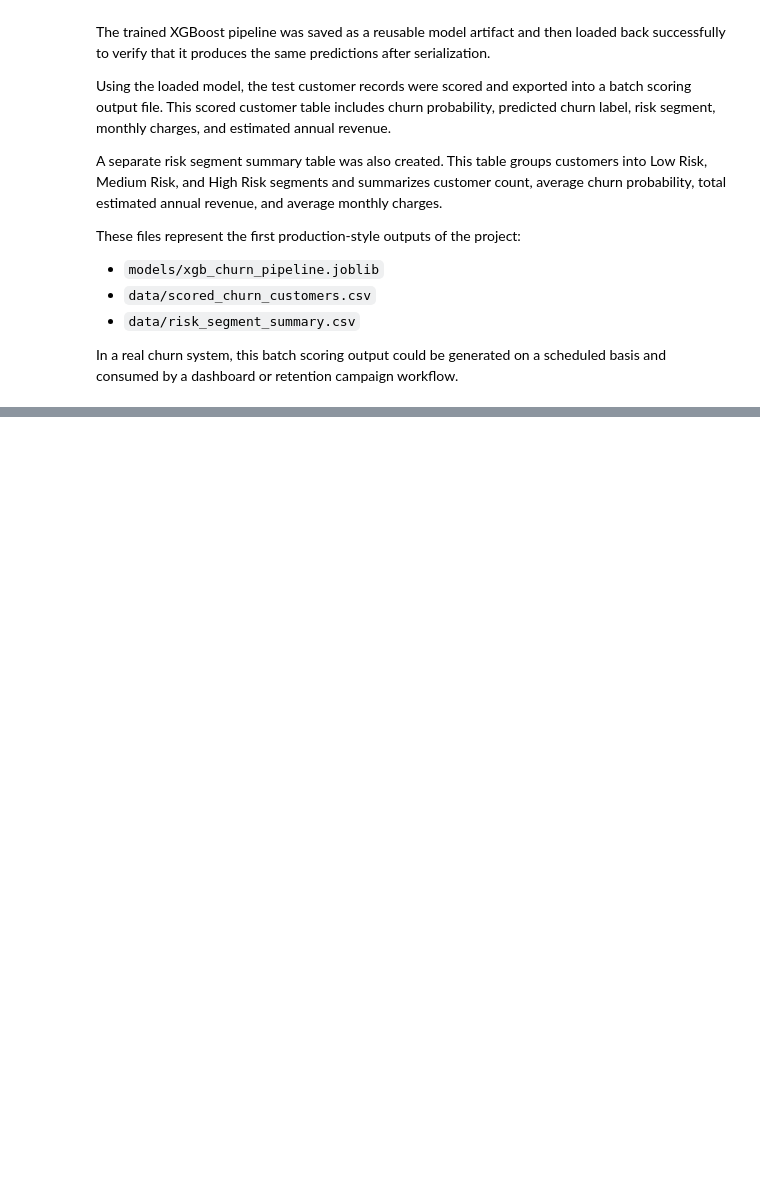
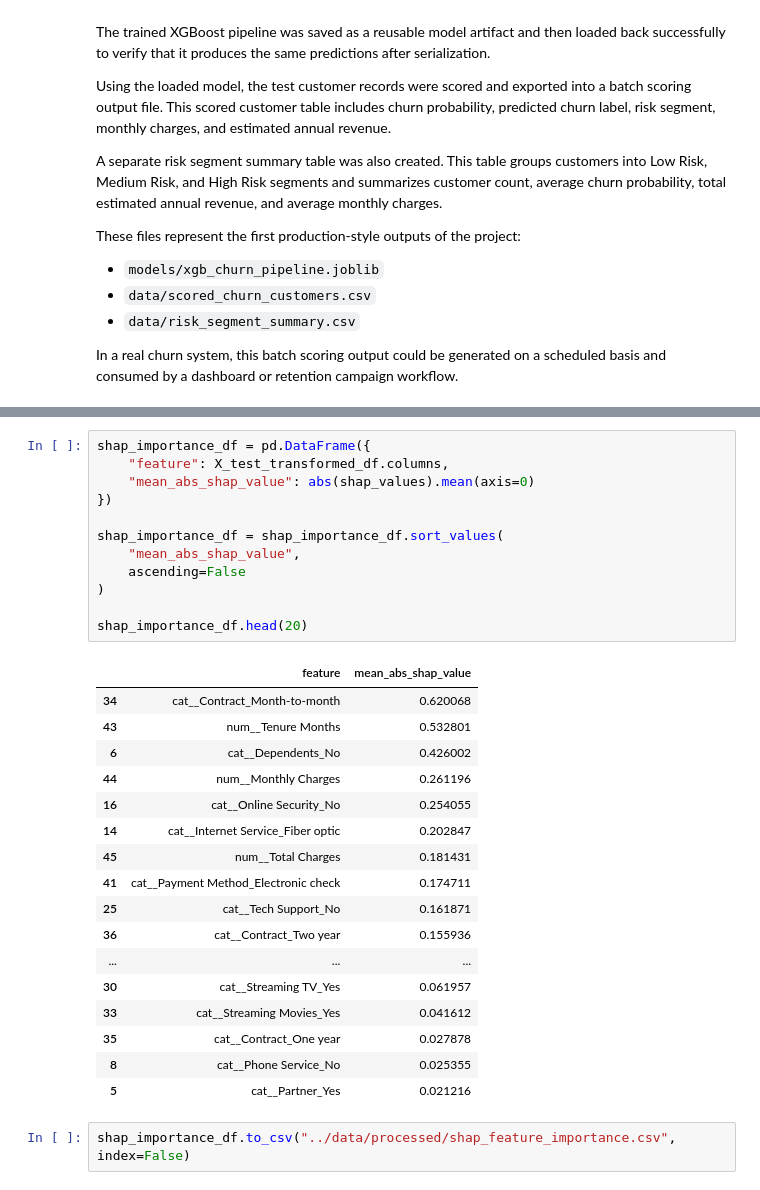
Before and after one commit to VinChan2001/telco-churn-prediction, a Jupyter notebook: notebooks/01_churn_modeling_and_roi.ipynb, the cells around one changed output, grey strips where cells are left out. Saved outputs shown, nothing was run; the diff lists cells and outputs as text; blank space fills up the shorter version.

```diff
--- a/notebooks/01_churn_modeling_and_roi.ipynb
+++ b/notebooks/01_churn_modeling_and_roi.ipynb
@@ -1750,0 +1834,32 @@ In a real churn system, this batch scoring output could be generated on a schedu
+# %%
+shap_importance_df = pd.DataFrame({
+    "feature": X_test_transformed_df.columns,
+    "mean_abs_shap_value": abs(shap_values).mean(axis=0)
+})
+
+shap_importance_df = shap_importance_df.sort_values(
+    "mean_abs_shap_value",
+    ascending=False
+)
+
+shap_importance_df.head(20)
+# %% [output]
+|  | feature | mean_abs_shap_value |
+| 34 | cat__Contract_Month-to-month | 0.620068 |
+| 43 | num__Tenure Months | 0.532801 |
+| 6 | cat__Dependents_No | 0.426002 |
+| 44 | num__Monthly Charges | 0.261196 |
+| 16 | cat__Online Security_No | 0.254055 |
+| 14 | cat__Internet Service_Fiber optic | 0.202847 |
+| 45 | num__Total Charges | 0.181431 |
+| 41 | cat__Payment Method_Electronic check | 0.174711 |
+| 25 | cat__Tech Support_No | 0.161871 |
+| 36 | cat__Contract_Two year | 0.155936 |
+| ... | ... | ... |
+| 30 | cat__Streaming TV_Yes | 0.061957 |
+| 33 | cat__Streaming Movies_Yes | 0.041612 |
+| 35 | cat__Contract_One year | 0.027878 |
+| 8 | cat__Phone Service_No | 0.025355 |
+| 5 | cat__Partner_Yes | 0.021216 |
+# %%
+shap_importance_df.to_csv("../data/processed/shap_feature_importance.csv", index=False)
```
Also changed, not shown: parts of 21 cells of this notebook, 7 other files.
